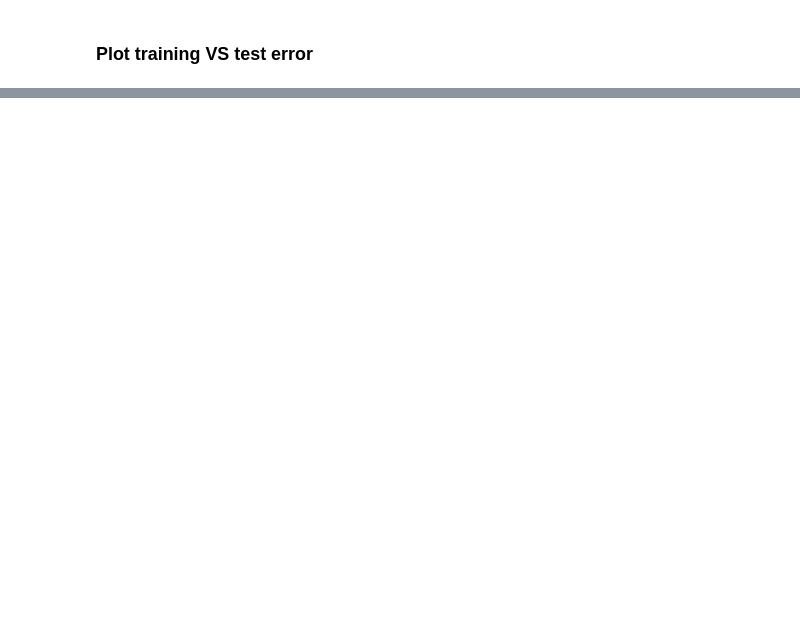
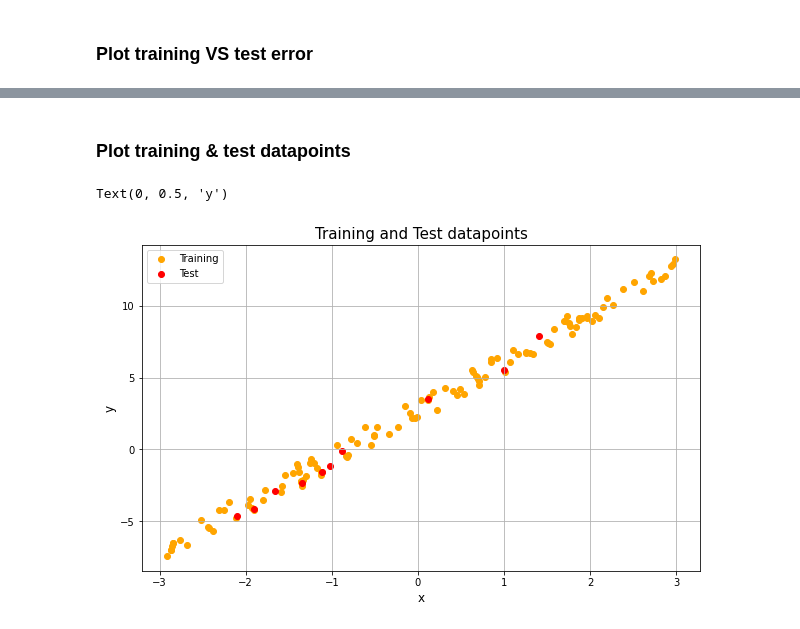
Before and after one commit to Shiska07/Spring_23_Projects, a Jupyter notebook: Machine_Learning/P1/P1_Linear_Regression.ipynb, the cells around one changed output, grey strips where cells are left out. Drawn from its saved outputs; the diff is of its cells as text; code cells hidden in the pictures; blank space fills up the shorter version.

```diff
--- a/Machine_Learning/P1/P1_Linear_Regression.ipynb
+++ b/Machine_Learning/P1/P1_Linear_Regression.ipynb
@@ -384,0 +408,14 @@ However, as the test data is of small size, it is difficult to make a strong con
+# %% [markdown]
+### Plot training & test datapoints
+# %%
+plt.figure(figsize = (10, 6))
+plt.scatter(X_train, Y_train, color = 'orange')
+plt.scatter(X_test, Y_test, color = 'red')
+plt.grid()
+plt.legend(['Training', 'Test'])
+plt.title('Training and Test datapoints', fontdict = {'fontsize': 15})
+plt.xlabel('x', fontdict = {'fontsize': 12})
+plt.ylabel('y', fontdict = {'fontsize': 12})
+# %% [output]
+Text(0, 0.5, 'y')
+[figure, added]
```
Also changed, not shown: parts of 10 cells of this notebook, 2 other files.
